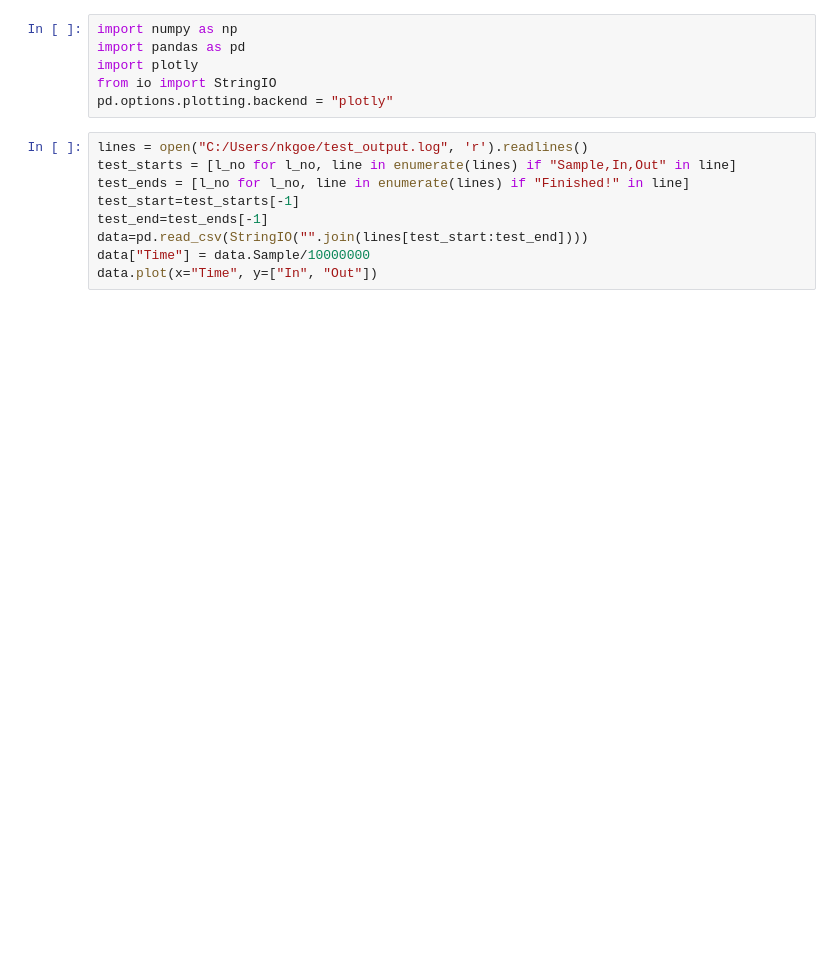
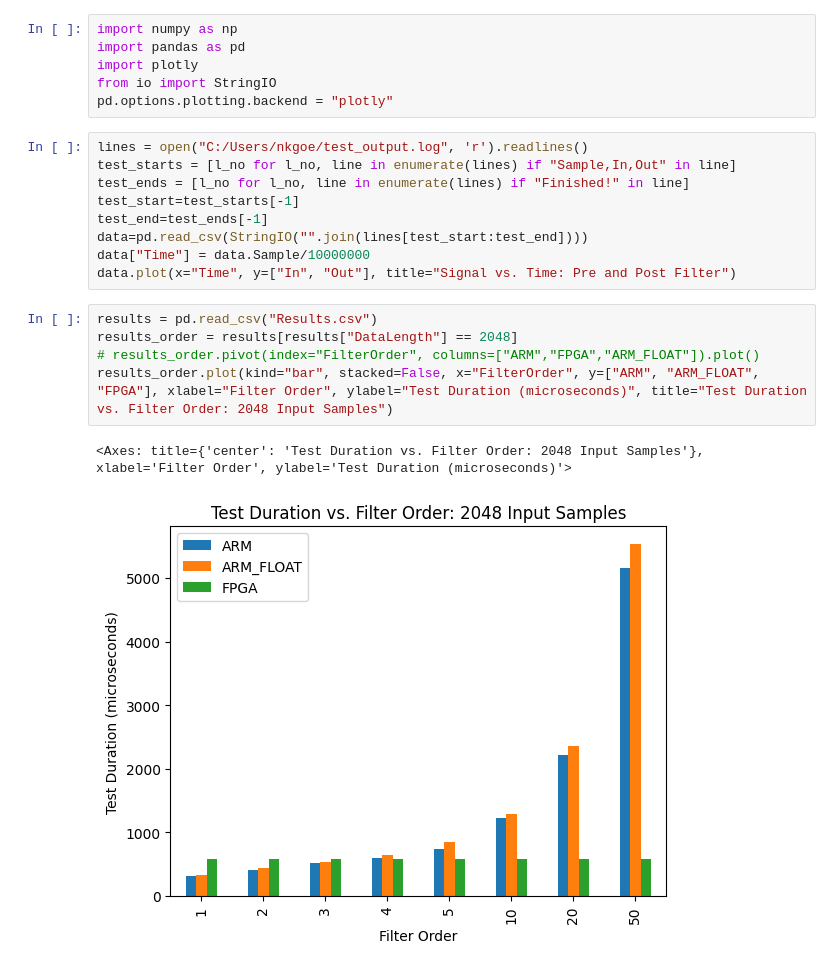
Before and after one commit to nathangoenner/CprE-581-project, a Jupyter notebook: results_parser.ipynb, the cells around one changed output. Cells and saved outputs as stored; diff of their text form; blank space fills up the shorter version.

Commit message:
Including results, allow larger DMA transfers

```diff
--- a/results_parser.ipynb
+++ b/results_parser.ipynb
@@ -12,4 +12,12 @@ test_start=test_starts[-1]
 test_end=test_ends[-1]
 data=pd.read_csv(StringIO("".join(lines[test_start:test_end])))
 data["Time"] = data.Sample/10000000
-data.plot(x="Time", y=["In", "Out"])
+data.plot(x="Time", y=["In", "Out"], title="Signal vs. Time: Pre and Post Filter")
+# %%
+results = pd.read_csv("Results.csv")
+results_order = results[results["DataLength"] == 2048]
+# results_order.pivot(index="FilterOrder", columns=["ARM","FPGA","ARM_FLOAT"]).plot()
+results_order.plot(kind="bar", stacked=False, x="FilterOrder", y=["ARM", "ARM_FLOAT", "FPGA"], xlabel="Filter Order", ylabel="Test Duration (microseconds)", title="Test Duration vs. Filter Order: 2048 Input Samples")
+# %% [output]
+<Axes: title={'center': 'Test Duration vs. Filter Order: 2048 Input Samples'}, xlabel='Filter Order', ylabel='Test Duration (microseconds)'>
+[figure, added]
```
Also changed, not shown: parts of 1 cell of this notebook, 3 other files.
